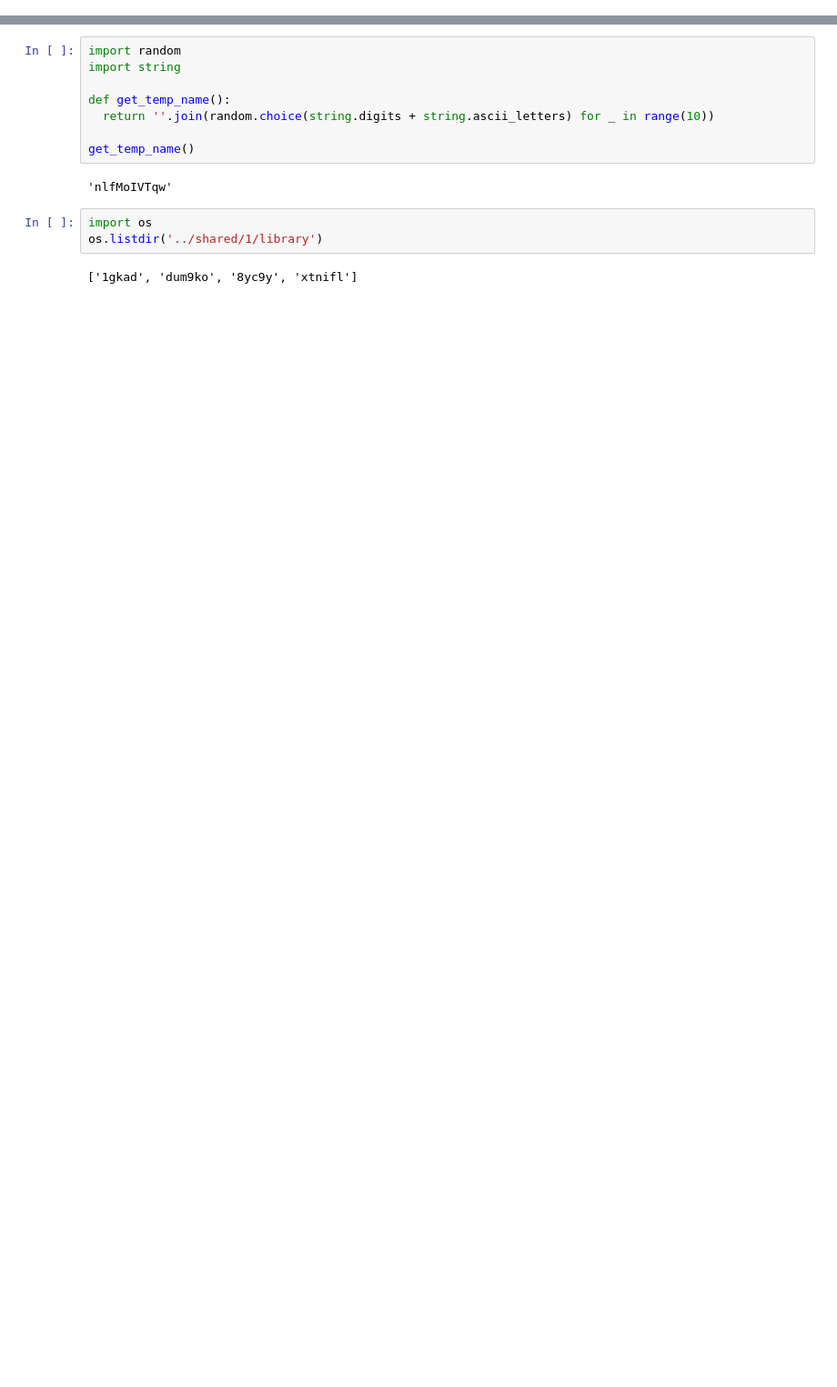
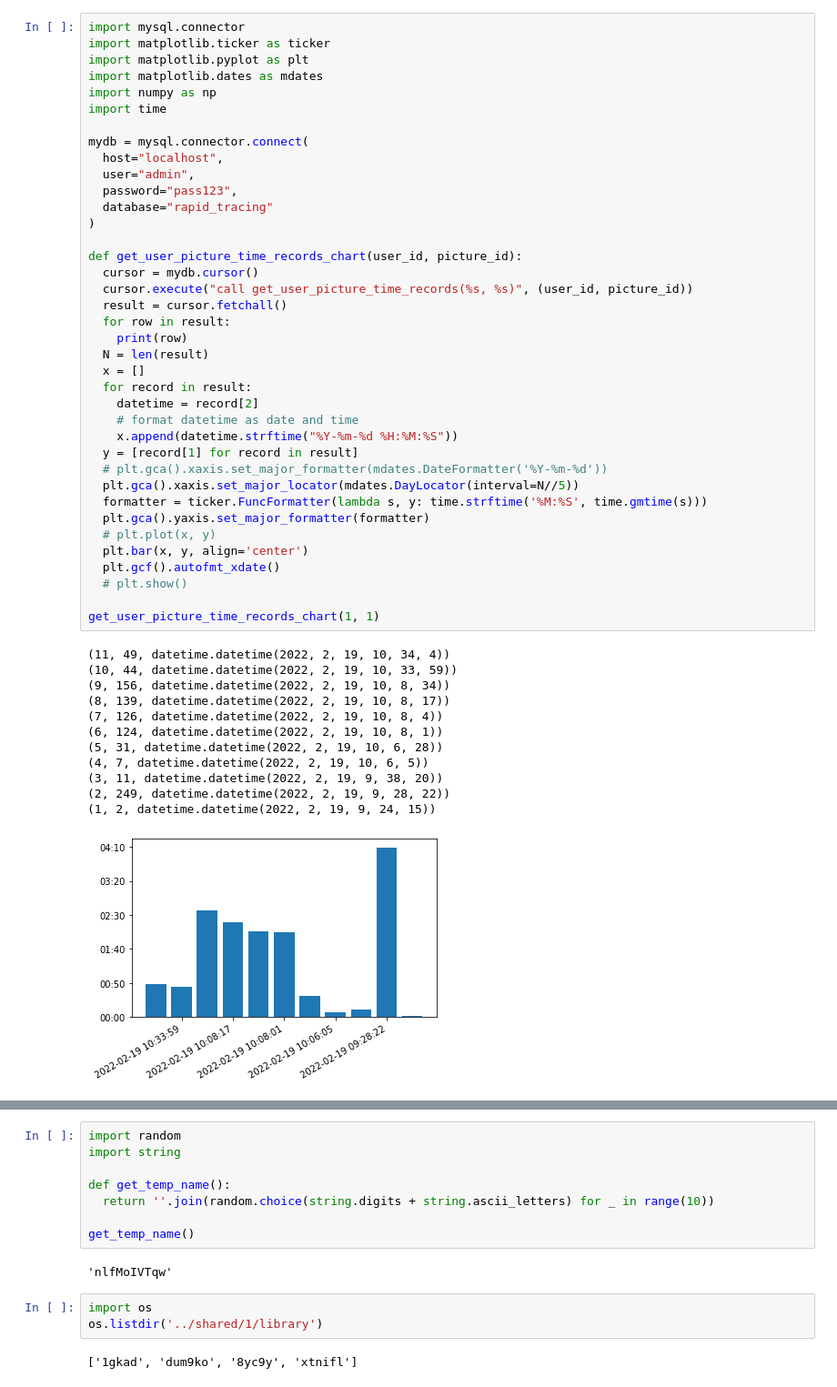
Before and after one commit to lincolnnguyen18/rapid-tracing4, a Jupyter notebook: notebooks/chart_timerecords.ipynb, the cells around one changed output, grey strips where cells are left out. Shown: that part at 91% size. Cells and saved outputs as stored; diff of their text form; blank space fills up the shorter version.

```diff
--- a/notebooks/chart_timerecords.ipynb
+++ b/notebooks/chart_timerecords.ipynb
@@ -34,0 +47,51 @@ get_user_picture_time_records_chart(1, 1)
+# %%
+import mysql.connector
+import matplotlib.ticker as ticker
+import matplotlib.pyplot as plt
+import matplotlib.dates as mdates
+import numpy as np
+import time
+
+mydb = mysql.connector.connect(
+  host="localhost",
+  user="admin",
+  password="pass123",
+  database="rapid_tracing"
+)
+
+def get_user_picture_time_records_chart(user_id, picture_id):
+  cursor = mydb.cursor()
+  cursor.execute("call get_user_picture_time_records(%s, %s)", (user_id, picture_id))
+  result = cursor.fetchall()
+  for row in result:
+    print(row)
+  N = len(result)
+  x = []
+  for record in result:
+    datetime = record[2]
+    # format datetime as date and time
+    x.append(datetime.strftime("%Y-%m-%d %H:%M:%S"))
+  y = [record[1] for record in result]
+  # plt.gca().xaxis.set_major_formatter(mdates.DateFormatter('%Y-%m-%d'))
+  plt.gca().xaxis.set_major_locator(mdates.DayLocator(interval=N//5))
+  formatter = ticker.FuncFormatter(lambda s, y: time.strftime('%M:%S', time.gmtime(s)))
+  plt.gca().yaxis.set_major_formatter(formatter)
+  # plt.plot(x, y)
+  plt.bar(x, y, align='center')
+  plt.gcf().autofmt_xdate()
+  # plt.show()
+
+get_user_picture_time_records_chart(1, 1)
+# %% [output]
+(11, 49, datetime.datetime(2022, 2, 19, 10, 34, 4))
+(10, 44, datetime.datetime(2022, 2, 19, 10, 33, 59))
+(9, 156, datetime.datetime(2022, 2, 19, 10, 8, 34))
+(8, 139, datetime.datetime(2022, 2, 19, 10, 8, 17))
+(7, 126, datetime.datetime(2022, 2, 19, 10, 8, 4))
+(6, 124, datetime.datetime(2022, 2, 19, 10, 8, 1))
+(5, 31, datetime.datetime(2022, 2, 19, 10, 6, 28))
+(4, 7, datetime.datetime(2022, 2, 19, 10, 6, 5))
+(3, 11, datetime.datetime(2022, 2, 19, 9, 38, 20))
+(2, 249, datetime.datetime(2022, 2, 19, 9, 28, 22))
+(1, 2, datetime.datetime(2022, 2, 19, 9, 24, 15))
+[figure, added]
```
Also changed, not shown: parts of 3 cells of this notebook, 4 other files.
